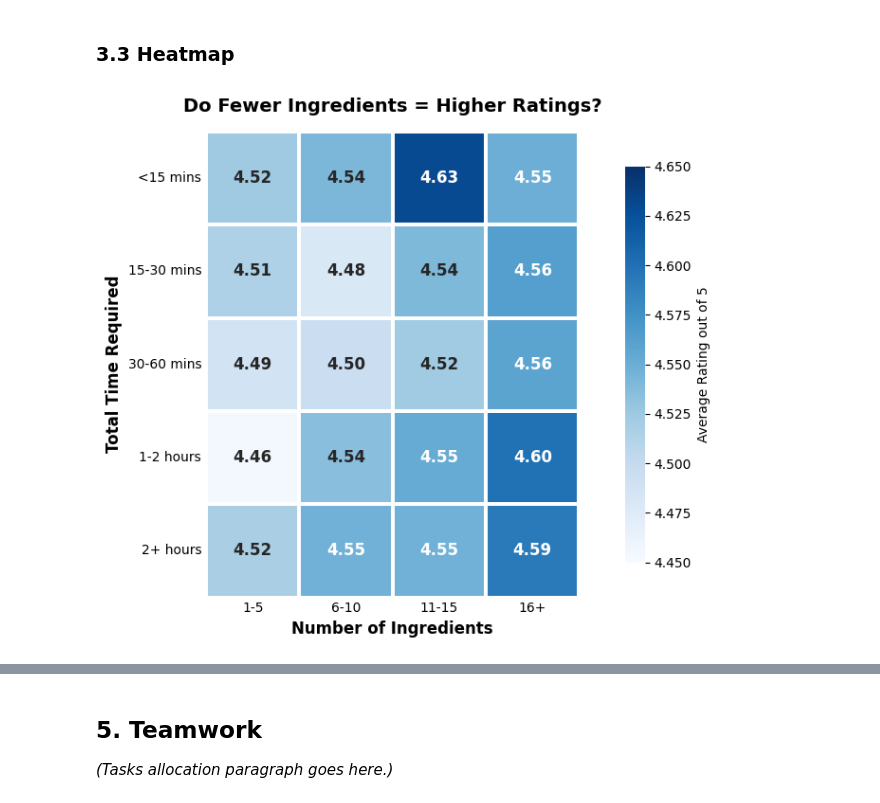
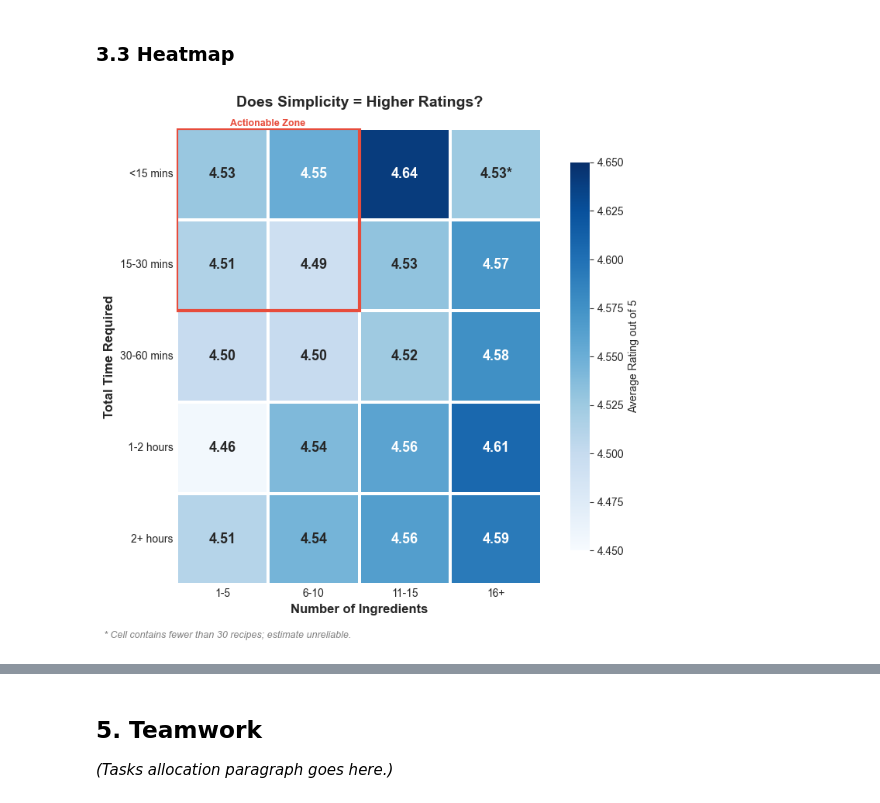
Before and after one commit to Capacesse/NUS-Allrecipes-DataAnalysis-2026, a Jupyter notebook: main_project.ipynb, the cells around one changed output, grey strips where cells are left out. Cells and saved outputs as stored; diff of their text form; code cells hidden in the pictures.

Commit message:
Update heatmap

```diff
--- a/main_project.ipynb
+++ b/main_project.ipynb
@@ -62,7 +64,7 @@ for col in num_cols:
     df[col] = pd.to_numeric(df[col], errors='coerce')
 
 # Drop rows missing essential metrics
-df.dropna(subset=['avg_rating', 'ingredients', 'prep_time',
+df.dropna(subset=['name', 'avg_rating', 'ingredients', 'prep_time',
                   'cook_time', 'total_time'], inplace=True)
 
 # Remove recipes with 0 time
@@ -79,8 +101,19 @@ def count_ingredients(s):
 
 df['n_ingredient_lines'] = df['ingredients'].apply(count_ingredients)
+# %%
+# Nutritional value of recipe using the nutrient density
+# Nutrient Density is the number of nutrients in a food relative to the calories that food provides.
+# Multiply protein and fat to their energy density, 4 and 9, and divide my the calories to get the nutrient density
+# [(protein x 4 + fat x 9)/calories]
+df['nutrient_density'] = ((df['protein'] * 4) + (df['fat'] * 9)) / df['calories']
+
+# Find nutrient density per serving
+df['nutrient_density_per_serving'] = df['nutrient_density'] / df['servings']
 # %%
+df['log_total_time'] = np.log1p(df['total_time']) # log-transform heavily skewed data
+df_filtered = df[df['total_ratings'] >= 10].copy() # Filter for reliable averages
+
 # Actionable Score
-df_filtered = df[df['total_ratings'] >= 10].copy() # Filter for reliable averages
 df_filtered['z_rating'] = stats.zscore(df_filtered['avg_rating'])
 
 df_filtered['z_ingredients'] = stats.zscore(df_filtered['n_ingredient_lines'])
@@ -308,40 +398,78 @@ The "Medium" time category actually has the highest mean engagement (110 ratings
 # Create 'total_time' and 'n_ingredient_lines' buckets
 time_bins = [0, 15, 30, 60, 120, np.inf]
 time_labels = ['<15 mins', '15-30 mins', '30-60 mins', '1-2 hours', '2+ hours']
 df_filtered['time_bucket'] = pd.cut(df_filtered['total_time'], bins = time_bins, labels = time_labels)
-
 ingredient_bins = [0, 5, 10, 15, np.inf]
 ingredient_labels = ['1-5', '6-10', '11-15', '16+']
 df_filtered['ingredient_bucket'] = pd.cut(df_filtered['n_ingredient_lines'], bins = ingredient_bins, labels = ingredient_labels)
 
 heatmap_data = df_filtered.pivot_table(
     index = 'time_bucket',
     columns = 'ingredient_bucket',
     values = 'avg_rating',
     aggfunc = 'mean'
 )
+count_data = df_filtered.pivot_table(
+    index = 'time_bucket',
+    columns = 'ingredient_bucket',
+    values = 'avg_rating',
+    aggfunc = 'count'
+)
 
-# Plot the Heatmap
-plt.figure(figsize = (10, 6))
+fig, ax = plt.subplots(figsize = (8, 7))
+annot_labels = pd.DataFrame(index = heatmap_data.index, columns = heatmap_data.columns)
+for row in heatmap_data.index:
+    for col in heatmap_data.columns:
+        mean_val = heatmap_data.loc[row, col]
+        n_val = int(count_data.loc[row, col])
+        if n_val < 30:
+            annot_labels.loc[row, col] = f"{mean_val:.2f}*"
+        else:
+            annot_labels.loc[row, col] = f"{mean_val:.2f}"
+
 sns.heatmap(
     heatmap_data,
-    annot = True,
-    fmt = ".2f",            # 2 decimal places
-    cmap = "Blues",         # Darker blue = higher rating
+    annot = annot_labels,
+    fmt = '',
+    cmap = 'Blues',
     vmin = 4.45,
     vmax = 4.65,
     square = True,
     linewidths = 1.5,
     linecolor = 'white',
-    annot_kws = {"size": 12, "weight": "bold"},
-    cbar_kws = {'label': 'Average Rating out of 5', 'shrink': 0.85}
+    annot_kws = {"size": 13, "weight": "bold"},
+    cbar_kws = {'label': 'Average Rating out of 5', 'shrink': 0.85},
+    ax = ax
 )
-plt.title("Do Fewer Ingredients = Higher Ratings?", fontsize = 14, fontweight = 'bold', pad = 15)
+
+# Highlight & label the actionable areas
+ax.add_patch(Rectangle(
+    (0, 0), 2, 2,
+    fill = False,
+    edgecolor = '#e74c3c',
+    linewidth = 3,
+    zorder = 5
+))
+ax.text(
+    1, 1,
+    'Actionable Zone',
+    ha = 'center', va = 'bottom',
+    fontsize = 9, color = '#e74c3c', fontweight = 'bold',
+    transform = ax.get_xaxis_transform()
+)
+
+plt.title("Does Simplicity = Higher Ratings?", fontsize = 14, fontweight = 'bold', pad = 20)
 plt.xlabel("Number of Ingredients", fontsize = 12, fontweight = 'bold')
 plt.ylabel("Total Time Required", fontsize = 12, fontweight = 'bold')
 plt.yticks(rotation = 0)
 plt.tick_params(axis = 'both', which = 'both', length = 0)
+
+plt.figtext(
+    0.09, -0.02,
+    "* Cell contains fewer than 30 recipes; estimate unreliable.",
+    ha = 'left', fontsize = 9, style = 'italic', color = 'gray'
+)
 plt.tight_layout()
 plt.show()
 # %% [output]
-[figure, old version]
+[figure, new version]
```
Also changed, not shown: parts of 39 cells of this notebook.
